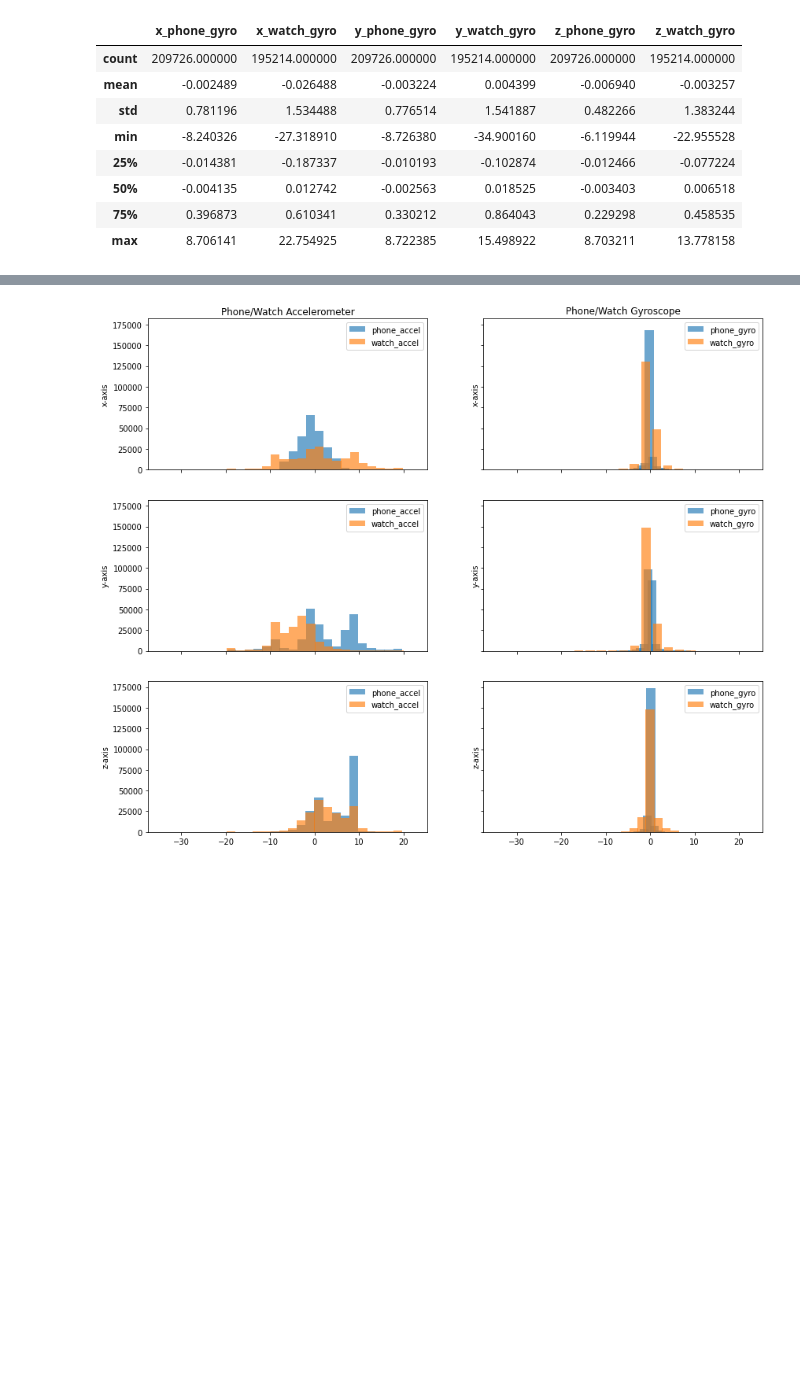
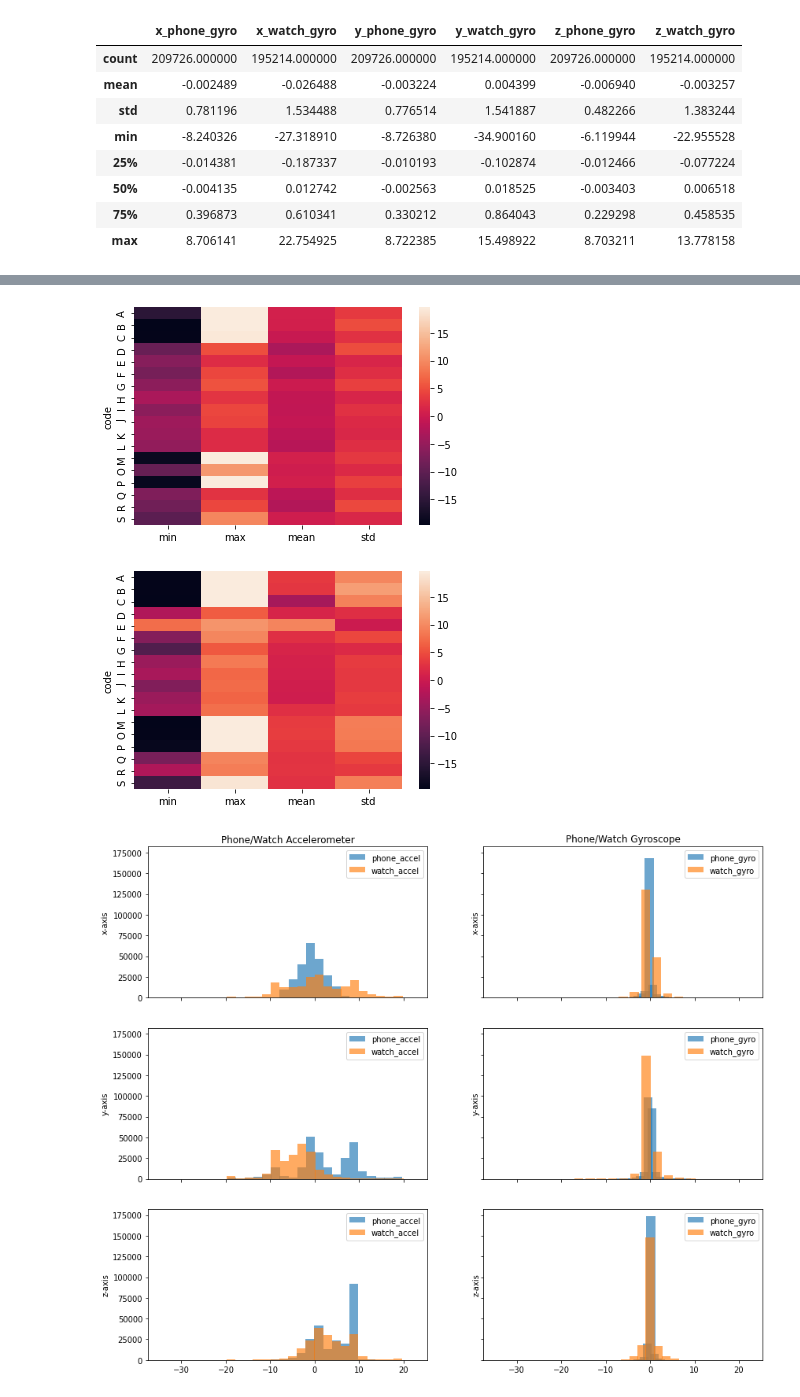
Before and after one commit to gojandrooo/DSE-230, a Jupyter notebook: DSE230 - Team 001 - Final Project.ipynb, the cells around one changed output, grey strips where cells are left out. Cells and saved outputs as stored; diff of their text form; code cells hidden in the pictures; blank space fills up the shorter version.

```diff
--- a/DSE230 - Team 001 - Final Project.ipynb
+++ b/DSE230 - Team 001 - Final Project.ipynb
@@ -289,3 +230,12 @@ grouped.describe()
+# %%
+sns.heatmap(phone_accel.groupby(['code'])['x'].agg(['min', 'max', 'mean', 'std']).compute())
+plt.show()
+
+sns.heatmap(phone_accel.groupby(['code'])['y'].agg(['min', 'max', 'mean', 'std']).compute())
+plt.show()
+# %% [output]
+[figure, added]
+[figure, added]
 # %%
 # FUNCTIONIZED IMPLEMENTATION
 
```
Also changed, not shown: parts of 12 cells of this notebook, 4 other files.
